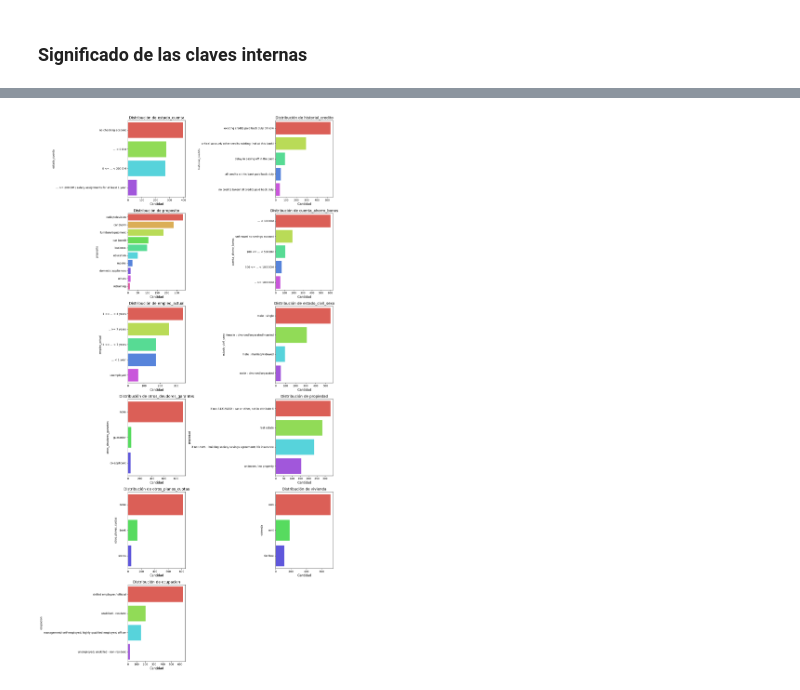
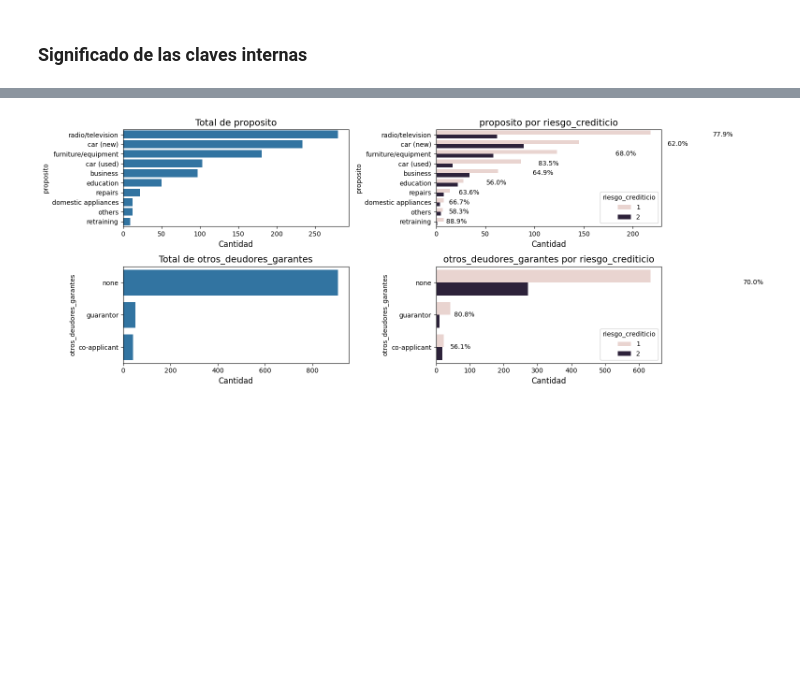
Before and after one commit to ezemartlopez/TP-Integrador-Equidad-en-Aprendizaje-Autom-tico, a Jupyter notebook: 01_Conjunto_datos.ipynb, the cells around one changed output, grey strips where cells are left out. Saved outputs shown, nothing was run; the diff lists cells and outputs as text; code cells hidden in the pictures; blank space fills up the shorter version.

```diff
--- a/01_Conjunto_datos.ipynb
+++ b/01_Conjunto_datos.ipynb
@@ -308,0 +347,8 @@ valores_unicos_significado = {
+# %%
+# modificamos sexo / estado civil
+map_sexo = {'A91': 'male', 'A92': 'female', 'A93': 'male', 'A94': 'male', 'A95': 'female'}
+
+map_estado_civil = {'A91': 'not_single', 'A92': 'not_single', 'A93': 'single', 'A94': 'not_single', 'A95': 'single'}
+
+df['estado_civil'] = df['estado_civil_sexo'].map(map_estado_civil)
+df['sexo'] = df['estado_civil_sexo'].map(map_sexo)
@@ -308,0 +421,2 @@ valores_unicos_significado = {
+# %%
+df.drop('estado_civil_sexo', axis=1, inplace=True)
@@ -308,0 +425,2 @@ valores_unicos_significado = {
+# %%
+columnas_numericas = ['residencia_actual_anios', 'edad', 'num_personas_a_cargo']
@@ -328,50 +660,57 @@ Distribucion de los datos de las columnas categoricas
+# %%
+columnas = ['proposito', 'otros_deudores_garantes']
 # %%
-import matplotlib.pyplot as plt
-import seaborn as sns
-import matplotlib.ticker as ticker
+n_cols = 2
+n_rows = len(columnas)
 
-def traducir_codigos(columna, serie):
-    if columna in valores_unicos_significado:
-        return serie.map(valores_unicos_significado[columna]).fillna(serie)
-    else:
-        return serie
+plt.figure(figsize=(8 * n_cols, 3 * n_rows))
 
-n_cols = 2
-n_rows = (len(categorical_cols) + n_cols - 1) // n_cols
-
-plt.figure(figsize=(8 * n_cols, 5 * n_rows))
-
-for i, col in enumerate(categorical_cols, 1):
-    plt.subplot(n_rows, n_cols, i)
+for i, col in enumerate(columnas):
+    # Gráfico 1: Total por categoría
+    plt.subplot(n_rows, n_cols, i * n_cols + 1)
 
     order = df[col].value_counts().index
+    ax1 = sns.countplot(y=col, data=df, order=order)
 
-    ax = sns.countplot(y=col, data=df, order=order)
-
-    etiquetas_codigos = [tick.get_text() for tick in ax.get_yticklabels()]
-
+    etiquetas_codigos = [tick.get_text() for tick in ax1.get_yticklabels()]
     if col in valores_unicos_significado:
         etiquetas_descriptivas = [valores_unicos_significado[col].get(codigo, codigo) for codigo in etiquetas_codigos]
     else:
         etiquetas_descriptivas = etiquetas_codigos
 
-    # Fijar posiciones de ticks antes de asignar etiquetas para evitar warning
-    posiciones_ticks = ax.get_yticks()
-    ax.yaxis.set_major_locator(ticker.FixedLocator(posiciones_ticks))
+    posiciones_ticks = ax1.get_yticks()
+    ax1.yaxis.set_major_locator(ticker.FixedLocator(posiciones_ticks))
+    ax1.set_yticklabels(etiquetas_descriptivas, fontsize=10)
 
-    ax.set_yticklabels(etiquetas_descriptivas, fontsize=10)
+    ax1.set_title(f'Total de {col}', fontsize=14)
+    ax1.set_xlabel('Cantidad', fontsize=12)
 
-    n_bars = len(order)
-    colors = sns.color_palette("hls", n_bars)
-    for bar, color in zip(ax.patches, colors):
-        bar.set_color(color)
+    # Gráfico 2: Distribución por riesgo_crediticio con % de positivos
+    plt.subplot(n_rows, n_cols, i * n_cols + 2)
 
-    ax.set_title(f'Distribución de {col}', fontsize=14)
-    ax.set_xlabel('Cantidad', fontsize=12)
-    #ax.set_ylabel('Categorías', fontsize=12)
+    ax2 = sns.countplot(y=col, hue="riesgo_crediticio", data=df, order=order)
 
-    plt.tight_layout()
+    posiciones_ticks = ax2.get_yticks()
+    ax2.yaxis.set_major_locator(ticker.FixedLocator(posiciones_ticks))
+    ax2.set_yticklabels(etiquetas_descriptivas, fontsize=10)
 
+    ax2.set_title(f'{col} por riesgo_crediticio', fontsize=14)
+    ax2.set_xlabel('Cantidad', fontsize=12)
+    ax2.legend(title='riesgo_crediticio')
+
+    # Cálculo del % de positivos por categoría
+    for j, categoria in enumerate(order):
+        subset = df[df[col] == categoria]
+        total = len(subset)
+        positivos = len(subset[subset['riesgo_crediticio'] == 1])
+        porcentaje = (positivos / total) * 100 if total > 0 else 0
+
+        x_pos = subset[col].value_counts().max() + 1
+        y_pos = j
+
+        ax2.text(x_pos, y_pos, f"{porcentaje:.1f}%", va='center', fontsize=10, color='black')
+
+plt.tight_layout()
 plt.show()
 # %% [output]
-[figure, old version]
+[figure, new version]
```
Also changed, not shown: parts of 79 cells of this notebook, 3 other files.
